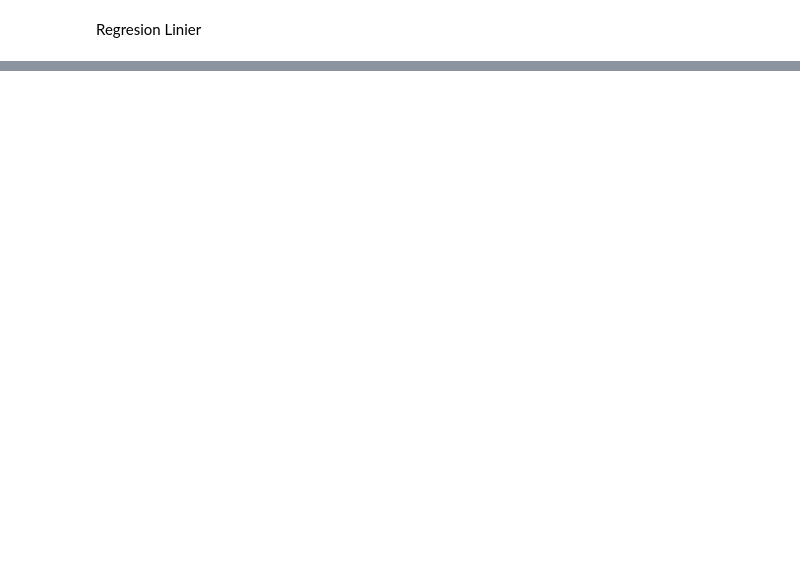
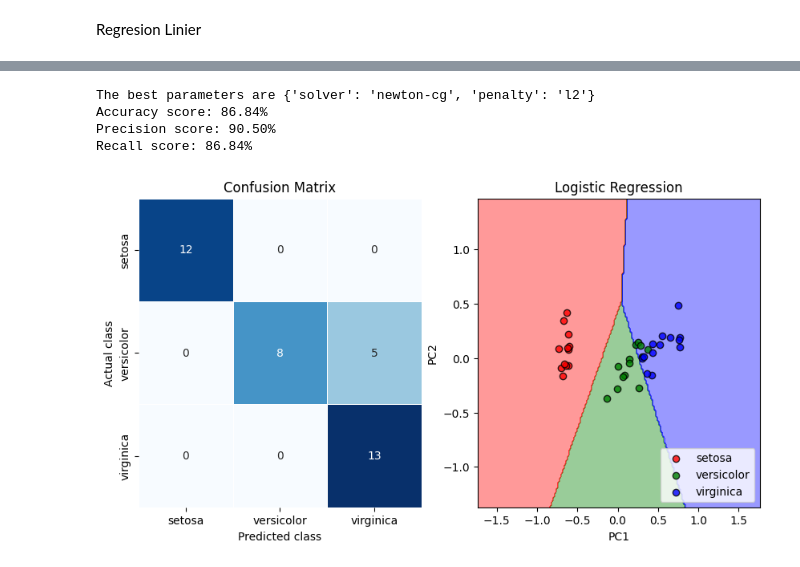
Before and after one commit to Sadam1122/Tugas-AI-Big-Data, a Jupyter notebook: Tugas_AI_Sadam.ipynb, the cells around one changed output, grey strips where cells are left out. Drawn from its saved outputs; the diff is of its cells as text; code cells hidden in the pictures; blank space fills up the shorter version.

```diff
--- a/Tugas_AI_Sadam.ipynb
+++ b/Tugas_AI_Sadam.ipynb
@@ -88,0 +24,19 @@ plt.show()
+# %%
+# Load Iris dataset
+iris = load_iris()
+X = iris['data']
+y = iris['target']
+target_names = iris['target_names']
+# %%
+# Train/test split
+X_train, X_test, y_train, y_test = train_test_split(X, y, test_size=0.25, stratify=y, random_state=123)
+# %%
+# Data standardization
+minmax = MinMaxScaler(feature_range=(0, 1))
+X_train = minmax.fit_transform(X_train)
+X_test = minmax.transform(X_test)
+# %%
+# Dimensionality reduction
+pca = PCA(n_components=2)
+X_train_pca = pca.fit_transform(X_train)
+X_test_pca = pca.transform(X_test)
@@ -88,0 +114,11 @@ plt.show()
+# %%
+# Logistic Regression
+lr = LogisticRegression()
+param_grid = {'penalty': ['l2'], 'solver': ['newton-cg', 'lbfgs', 'liblinear', 'sag', 'saga']}
+run_classifier(lr, param_grid, 'Logistic Regression')
+# %% [output]
+The best parameters are {'solver': 'newton-cg', 'penalty': 'l2'}
+Accuracy score: 86.84%
+Precision score: 90.50%
+Recall score: 86.84%
+[figure, added]
```
Also changed, not shown: parts of 12 cells of this notebook.
